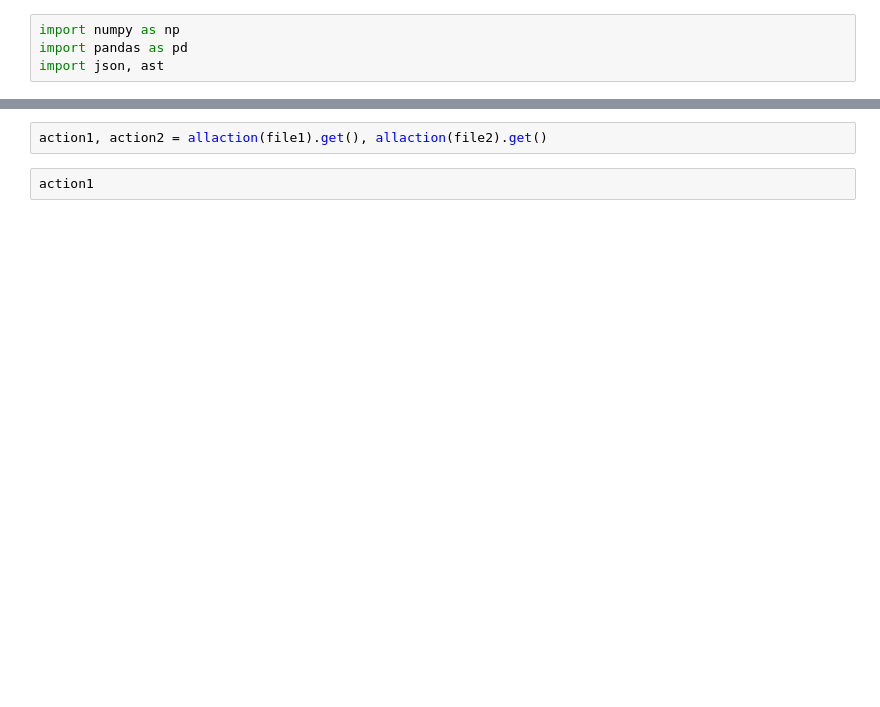
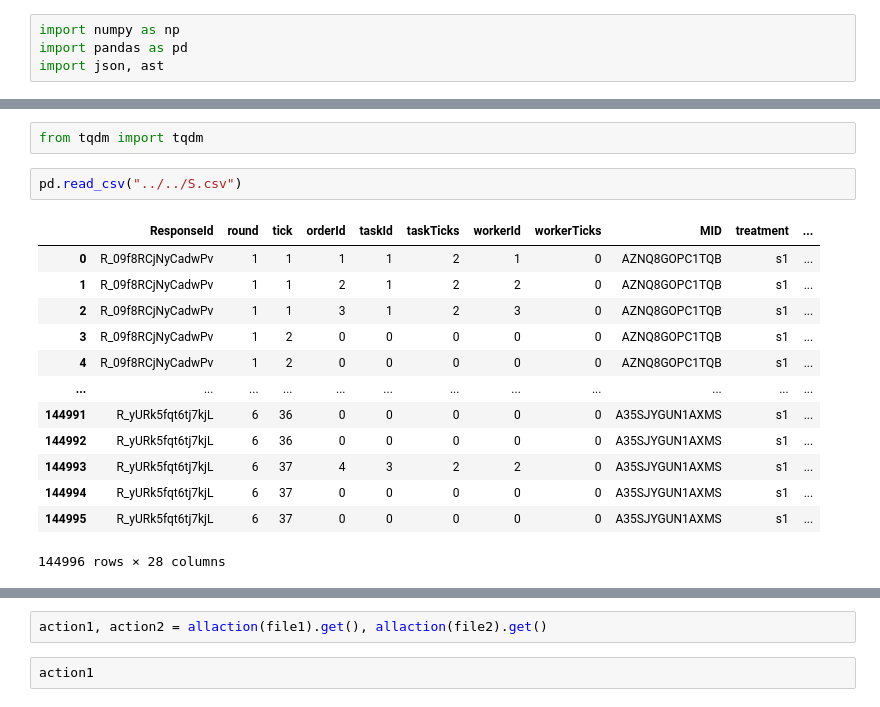
Before and after one commit to Thunderbeee/HAI, a Jupyter notebook: util/generator.ipynb, the cells around one changed output, grey strips where cells are left out. Saved outputs shown, nothing was run; the diff lists cells and outputs as text; blank space fills up the shorter version.

```diff
--- a/util/generator.ipynb
+++ b/util/generator.ipynb
@@ -9,3 +9,21 @@ pwd
+# %%
+from tqdm import tqdm
+# %%
+pd.read_csv("../../S.csv")
+# %% [output]
+|  | ResponseId | round | tick | orderId | taskId | taskTicks | workerId | workerTicks | MID | treatment | ... |
+| 0 | R_09f8RCjNyCadwPv | 1 | 1 | 1 | 1 | 2 | 1 | 0 | AZNQ8GOPC1TQB | s1 | ... |
+| 1 | R_09f8RCjNyCadwPv | 1 | 1 | 2 | 1 | 2 | 2 | 0 | AZNQ8GOPC1TQB | s1 | ... |
+| 2 | R_09f8RCjNyCadwPv | 1 | 1 | 3 | 1 | 2 | 3 | 0 | AZNQ8GOPC1TQB | s1 | ... |
+| 3 | R_09f8RCjNyCadwPv | 1 | 2 | 0 | 0 | 0 | 0 | 0 | AZNQ8GOPC1TQB | s1 | ... |
+| 4 | R_09f8RCjNyCadwPv | 1 | 2 | 0 | 0 | 0 | 0 | 0 | AZNQ8GOPC1TQB | s1 | ... |
+| ... | ... | ... | ... | ... | ... | ... | ... | ... | ... | ... | ... |
+| 144991 | R_yURk5fqt6tj7kjL | 6 | 36 | 0 | 0 | 0 | 0 | 0 | A35SJYGUN1AXMS | s1 | ... |
+| 144992 | R_yURk5fqt6tj7kjL | 6 | 36 | 0 | 0 | 0 | 0 | 0 | A35SJYGUN1AXMS | s1 | ... |
+| 144993 | R_yURk5fqt6tj7kjL | 6 | 37 | 4 | 3 | 2 | 2 | 0 | A35SJYGUN1AXMS | s1 | ... |
+| 144994 | R_yURk5fqt6tj7kjL | 6 | 37 | 0 | 0 | 0 | 0 | 0 | A35SJYGUN1AXMS | s1 | ... |
+| 144995 | R_yURk5fqt6tj7kjL | 6 | 37 | 0 | 0 | 0 | 0 | 0 | A35SJYGUN1AXMS | s1 | ... |
+144996 rows × 28 columns
 # %%
 class allaction():
 
```
Also changed, not shown: parts of 14 cells of this notebook, 15 other files.
